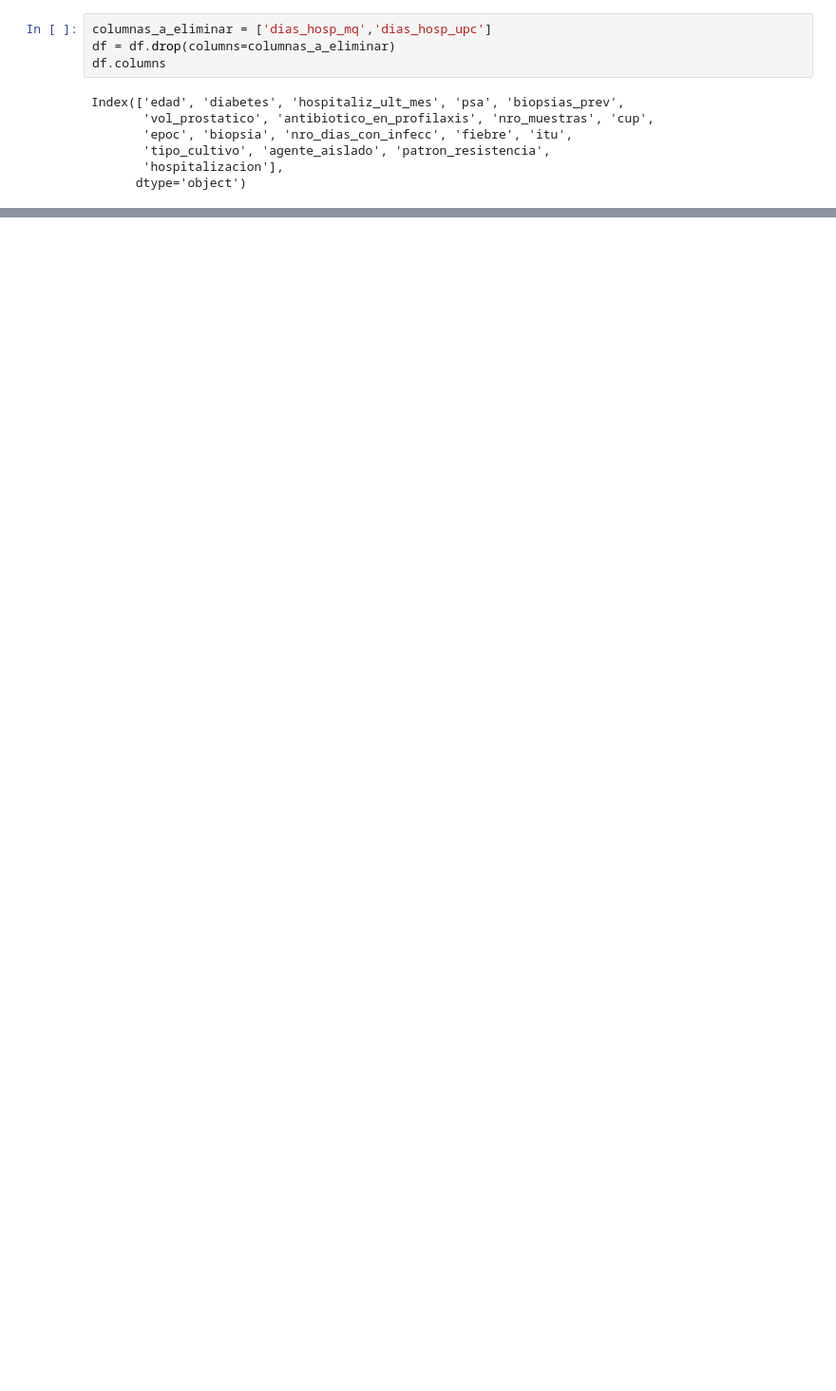
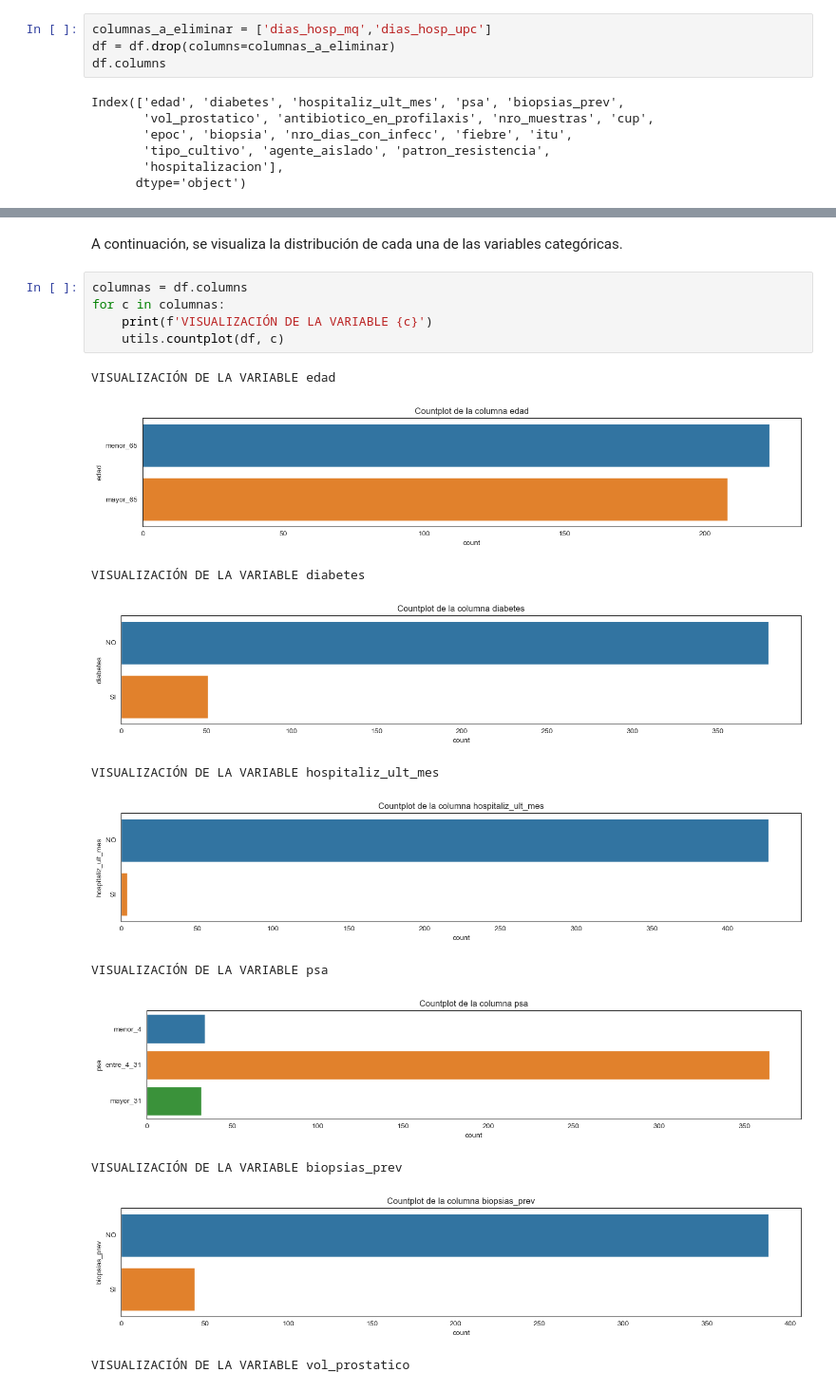
Before and after one commit to Slindex/PI-M6, a Jupyter notebook: Carla/02_EDA.ipynb, the cells around one changed output, grey strips where cells are left out. Shown at 95% size. Cells and saved outputs as stored; diff of their text form; blank space fills up the shorter version.

```diff
--- a/Carla/02_EDA.ipynb
+++ b/Carla/02_EDA.ipynb
@@ -434,0 +242,19 @@ df.head(3)
+# %% [markdown]
+A continuación, se visualiza la distribución de cada una de las variables categóricas.
+# %%
+columnas = df.columns
+for c in columnas:
+    print(f'VISUALIZACIÓN DE LA VARIABLE {c}')
+    utils.countplot(df, c)
+# %% [output]
+VISUALIZACIÓN DE LA VARIABLE edad
+[figure, added]
+VISUALIZACIÓN DE LA VARIABLE diabetes
+[figure, added]
+VISUALIZACIÓN DE LA VARIABLE hospitaliz_ult_mes
+[figure, added]
+VISUALIZACIÓN DE LA VARIABLE psa
+[figure, added]
+VISUALIZACIÓN DE LA VARIABLE biopsias_prev
+[figure, added]
+VISUALIZACIÓN DE LA VARIABLE vol_prostatico
```
Also changed, not shown: parts of 85 cells of this notebook, 1 other file.
